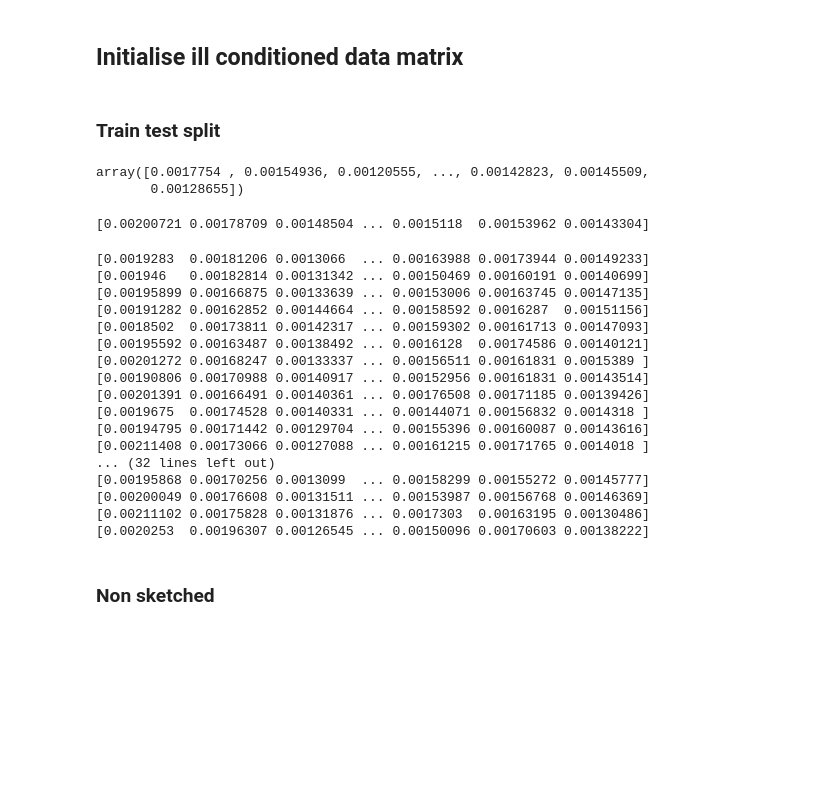
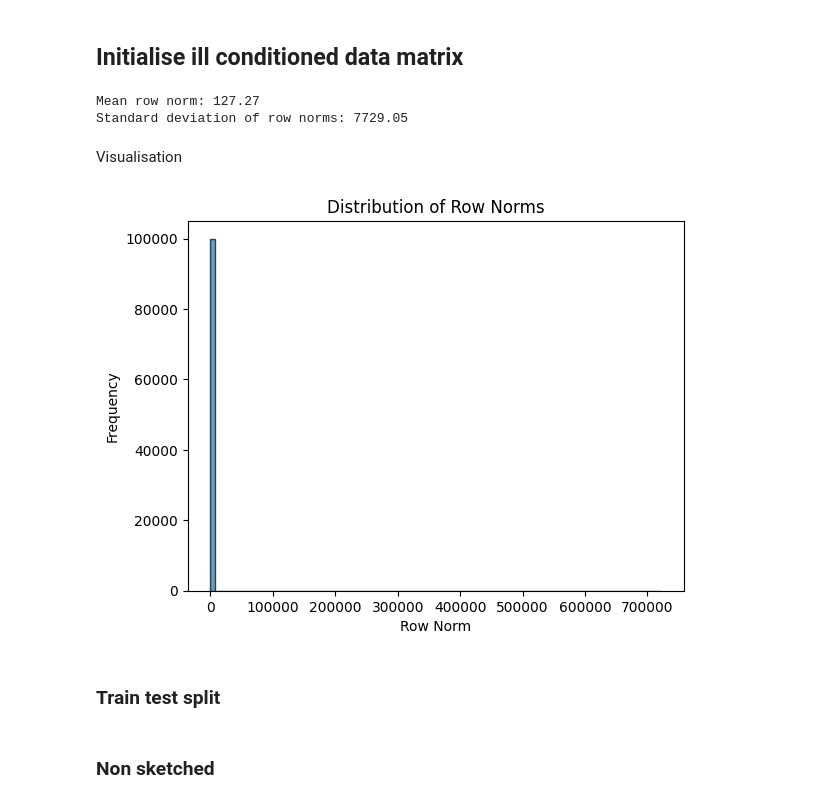
Before and after one commit to LakBoonJun1/DSA4288, a Jupyter notebook: Notebook/OLS.ipynb, the cells around one changed output. Cells and saved outputs as stored; diff of their text form; code cells hidden in the pictures; blank space fills up the shorter version.

```diff
--- a/Notebook/OLS.ipynb
+++ b/Notebook/OLS.ipynb
@@ -1626,41 +1624,35 @@ X[:100] *= 100000000
 
 # Add noise to responses
 y = X @ true_w + np.random.randn(n) * 0.1
+# %%
+# Compute row norms
+row_norms = np.linalg.norm(X, axis=1)
+
+# Check statistics
+mean_norm = np.mean(row_norms)
+std_norm = np.std(row_norms)
+
+print(f"Mean row norm: {mean_norm:.2f}")
+print(f"Standard deviation of row norms: {std_norm:.2f}")
+# %% [output]
+Mean row norm: 127.27
+Standard deviation of row norms: 7729.05
+# %% [markdown]
+Visualisation
+# %%
+
+# Plot histogram of row norms
+plt.hist(row_norms, bins=100, edgecolor='black', alpha=0.7)
+plt.xlabel("Row Norm")
+plt.ylabel("Frequency")
+plt.title("Distribution of Row Norms")
+plt.show()
+# %% [output]
+[figure, added]
 # %% [markdown]
 ### Train test split
 # %%
 X_train, X_test, y_train, y_test = train_test_split(X, y, test_size=0.2, random_state=42)
-# %%
-true_scores = true_leverage_scores(X_train)
-true_scores
-# %% [output]
-array([0.0017754 , 0.00154936, 0.00120555, ..., 0.00142823, 0.00145509,
-       0.00128655])
-# %%
-m = 2000
-non_zero_entries_list = list(range(1, 50))
-
-for non_zero_entries in non_zero_entries_list:
-    x_estimate , intercept, qr_time, mini_batch_time, sketching_time ,total_time = sketch_least_squares_sgd_analysis(X_train,y_train,m , non_zero_entries )
-# %% [output]
-[0.00200721 0.00178709 0.00148504 ... 0.0015118  0.00153962 0.00143304]
-[0.0019283  0.00181206 0.0013066  ... 0.00163988 0.00173944 0.00149233]
-[0.001946   0.00182814 0.00131342 ... 0.00150469 0.00160191 0.00140699]
-[0.00195899 0.00166875 0.00133639 ... 0.00153006 0.00163745 0.00147135]
-[0.00191282 0.00162852 0.00144664 ... 0.00158592 0.0016287  0.00151156]
-[0.0018502  0.00173811 0.00142317 ... 0.00159302 0.00161713 0.00147093]
-[0.00195592 0.00163487 0.00138492 ... 0.0016128  0.00174586 0.00140121]
-[0.00201272 0.00168247 0.00133337 ... 0.00156511 0.00161831 0.0015389 ]
-[0.00190806 0.00170988 0.00140917 ... 0.00152956 0.00161831 0.00143514]
-[0.00201391 0.00166491 0.00140361 ... 0.00176508 0.00171185 0.00139426]
-[0.0019675  0.00174528 0.00140331 ... 0.00144071 0.00156832 0.0014318 ]
-[0.00194795 0.00171442 0.00129704 ... 0.00155396 0.00160087 0.00143616]
-[0.00211408 0.00173066 0.00127088 ... 0.00161215 0.00171765 0.0014018 ]
-... (32 lines left out)
-[0.00195868 0.00170256 0.0013099  ... 0.00158299 0.00155272 0.00145777]
-[0.00200049 0.00176608 0.00131511 ... 0.00153987 0.00156768 0.00146369]
-[0.00211102 0.00175828 0.00131876 ... 0.0017303  0.00163195 0.00130486]
-[0.0020253  0.00196307 0.00126545 ... 0.00150096 0.00170603 0.00138222]
 # %% [markdown]
 ### Non sketched
 # %%
```
Also changed, not shown: parts of 13 cells of this notebook, 2 other files.
